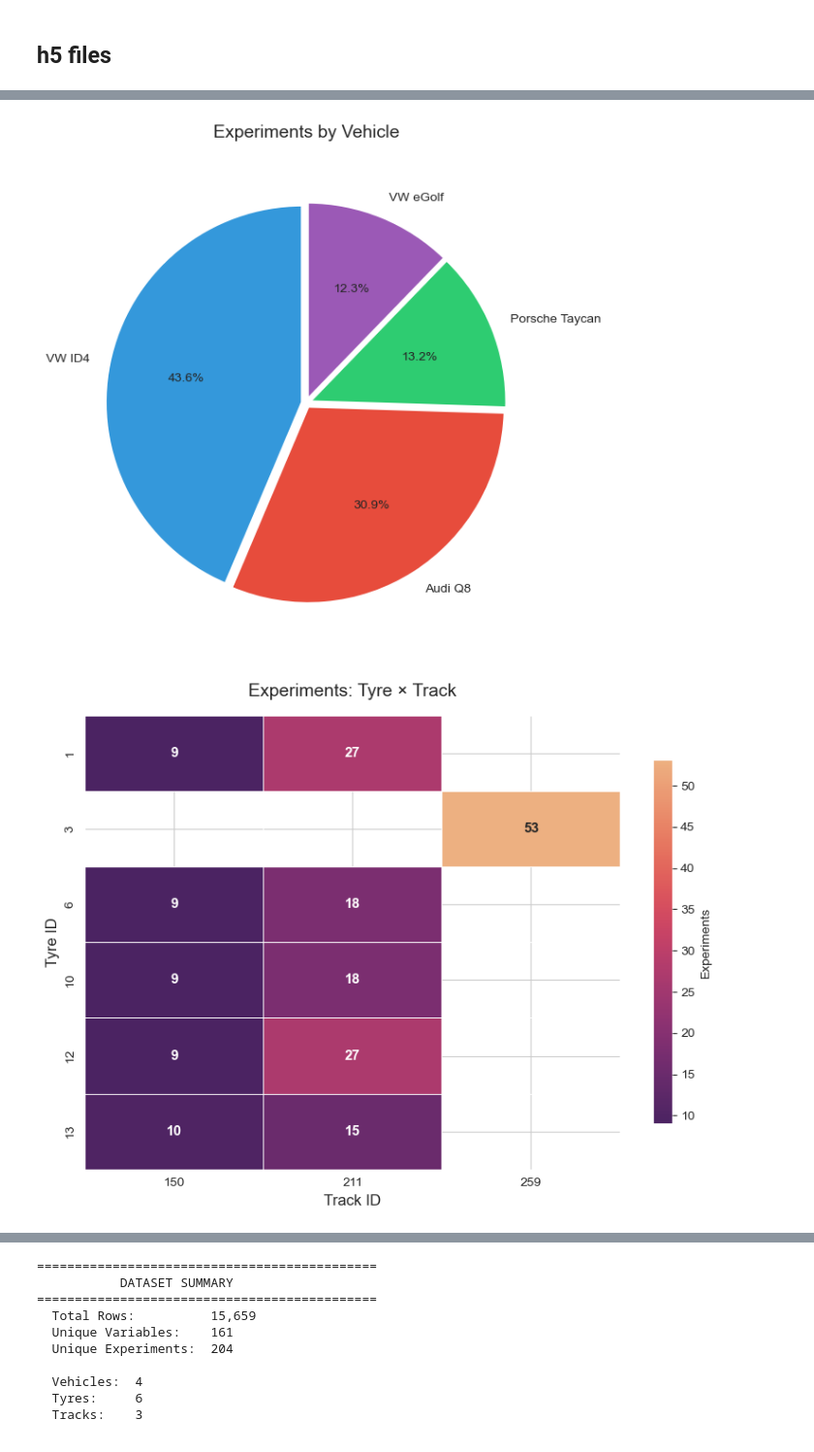
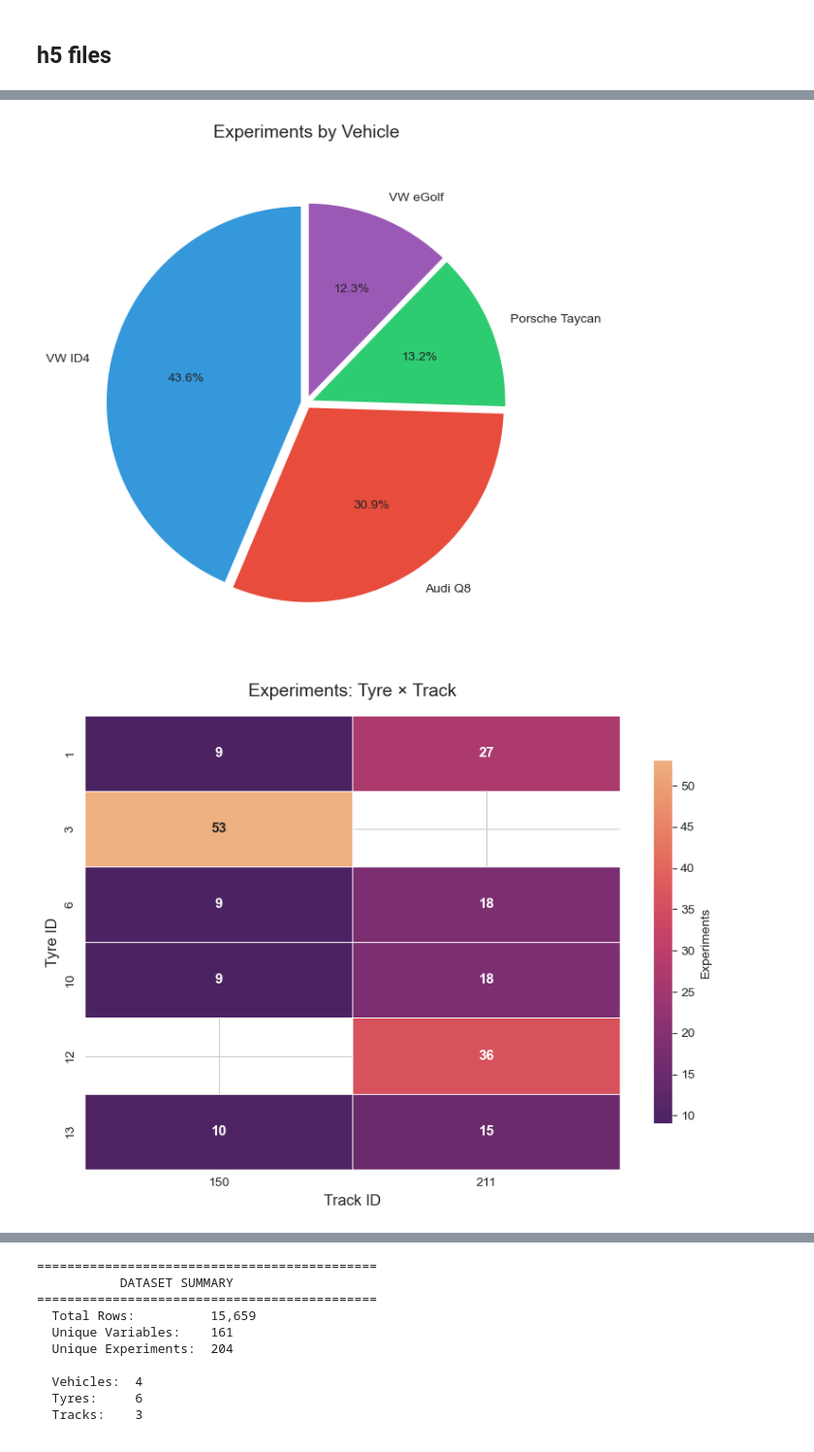
Before and after one commit to m-j-w-f/ROAR, a Jupyter notebook: src/roar/notenbooks/01explore.ipynb, the cells around one changed output, grey strips where cells are left out. Shown: that part at 97% size. Drawn from its saved outputs; the diff is of its cells as text; code cells hidden in the pictures.

Commit message:
Add more plots

```diff
--- a/src/roar/notenbooks/01explore.ipynb
+++ b/src/roar/notenbooks/01explore.ipynb
@@ -474,16 +690,32 @@ def plot_sample_rate_by_variable(df):
 
     plt.tight_layout()
     return fig
+# %%
+files_df_clean = files_df.with_columns(
+    (
+        pl.when(~pl.col("TrackID_attr").is_null())
+        .then(pl.col("TrackID_attr"))
+        .otherwise(pl.col("track_ID"))
+    ).alias("track_ID")
+)
+
+files_df_expanded_clean = files_df_expanded.with_columns(
+    (
+        pl.when(~pl.col("TrackID_attr").is_null())
+        .then(pl.col("TrackID_attr"))
+        .otherwise(pl.col("track_ID"))
+    ).alias("track_ID")
+)
 # %%
-fig = plot_experiments_by_tyre(files_df_expanded)
-fig2 = plot_experiments_by_vehicle(df=files_df_expanded)
-fig3 = plot_tyre_track_heatmap(df=files_df_expanded)
-fig4 = plot_experiments_by_tyre_bar(df=files_df_expanded)
-fig5 = plot_experiments_by_track_bar(df=files_df_expanded)
-fig6 = plot_variable_shape_dimensions(df=files_df_expanded)
-fig7 = plot_sample_rate_by_variable(df=files_df_expanded)
+fig = plot_experiments_by_tyre(files_df_clean)
+fig2 = plot_experiments_by_vehicle(df=files_df_clean)
+fig3 = plot_tyre_track_heatmap(df=files_df_clean)
+fig4 = plot_experiments_by_tyre_bar(df=files_df_clean)
+fig5 = plot_experiments_by_track_bar(df=files_df_clean)
+fig6 = plot_variable_shape_dimensions(df=files_df_expanded_clean)
+fig7 = plot_sample_rate_by_variable(df=files_df_expanded_clean)
 # %% [output]
 [figure]
 [figure]
-[figure, old version]
+[figure, new version]
 [figure]
```
Also changed, not shown: parts of 17 cells of this notebook.
